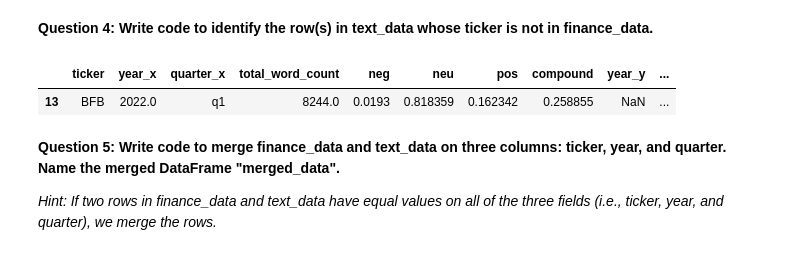
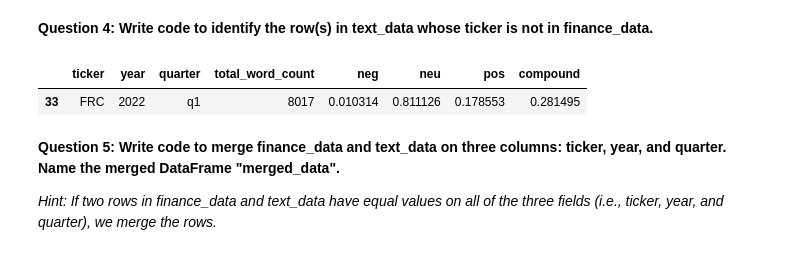
Before and after one commit to hud-turn/CIS-606-001, a Jupyter notebook: Coding/Assignment3/FA25_Assignment3_Pandas.ipynb, the cells around one changed output. Saved outputs shown, nothing was run; the diff lists cells and outputs as text; code cells hidden in the pictures.

```diff
--- a/Coding/Assignment3/FA25_Assignment3_Pandas.ipynb
+++ b/Coding/Assignment3/FA25_Assignment3_Pandas.ipynb
@@ -87,14 +87,15 @@ compound            0.258855
 Name: 88, dtype: object
 # %% [markdown]
 **Question 4: Write code to identify the row(s) in text_data whose ticker is not in finance_data.**
-# %%
-merged_df = text_data.merge(finance_data, on='ticker', how='outer', indicator=True)
-# Filter for rows present only in the left DataFrame
-left_exclusive_df = merged_df[merged_df['_merge'] == 'left_only']
-left_exclusive_df
-# %% [output]
-|  | ticker | year_x | quarter_x | total_word_count | neg | neu | pos | compound | year_y | ... |
-| 13 | BFB | 2022.0 | q1 | 8244.0 | 0.0193 | 0.818359 | 0.162342 | 0.258855 | NaN | ... |
+# %%
+finance_tickers = finance_data[['ticker']].drop_duplicates()
+
+joined = text_data.merge(finance_tickers, on='ticker', how='left', indicator=True)
+not_in_finance = joined[joined['_merge'] == 'left_only'].drop(columns=['_merge'])
+not_in_finance #FRC got removed when we did some cleaning on the finance data sic_two_digit column
+# %% [output]
+|  | ticker | year | quarter | total_word_count | neg | neu | pos | compound |
+| 33 | FRC | 2022 | q1 | 8017 | 0.010314 | 0.811126 | 0.178553 | 0.281495 |
 # %% [markdown]
 **Question 5: Write code to merge finance_data and text_data on three columns: ticker, year, and quarter. Name the merged DataFrame "merged_data".**
 
```
Also changed, not shown: parts of 5 cells of this notebook.
